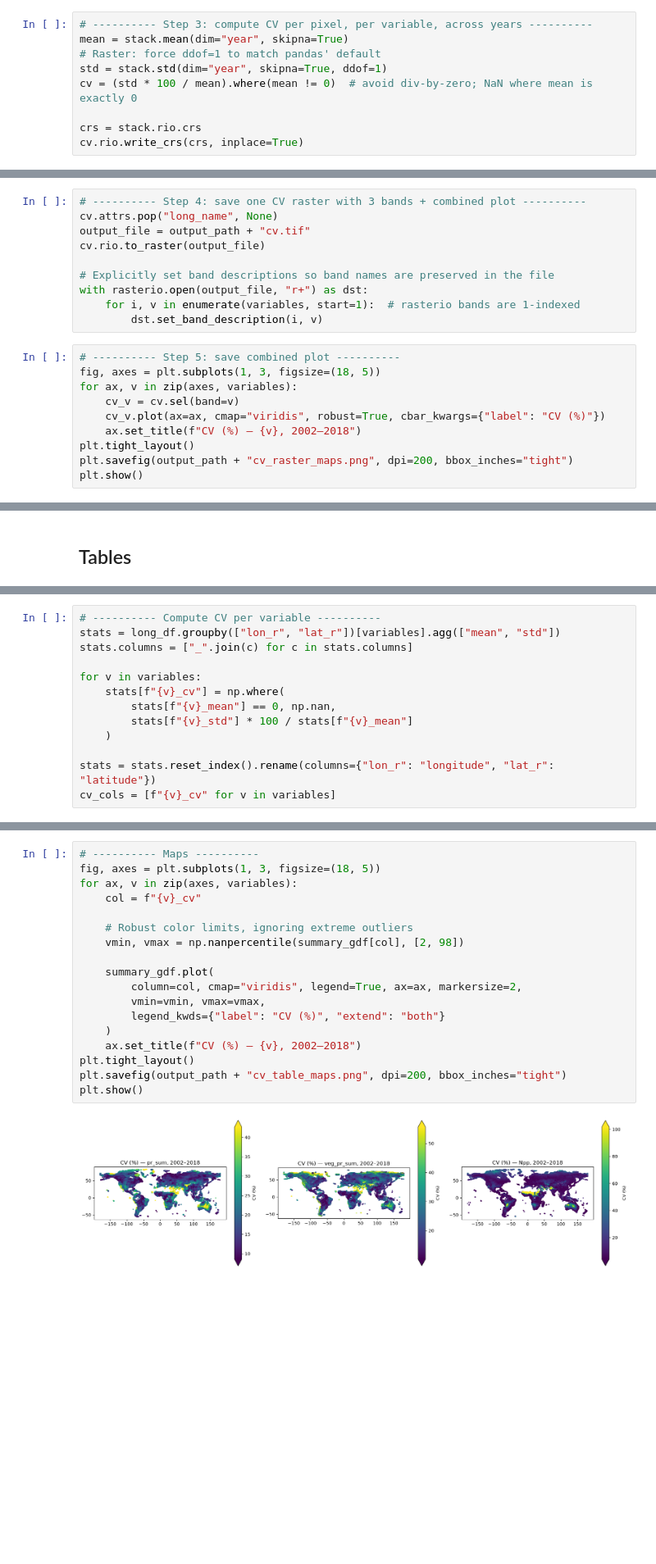
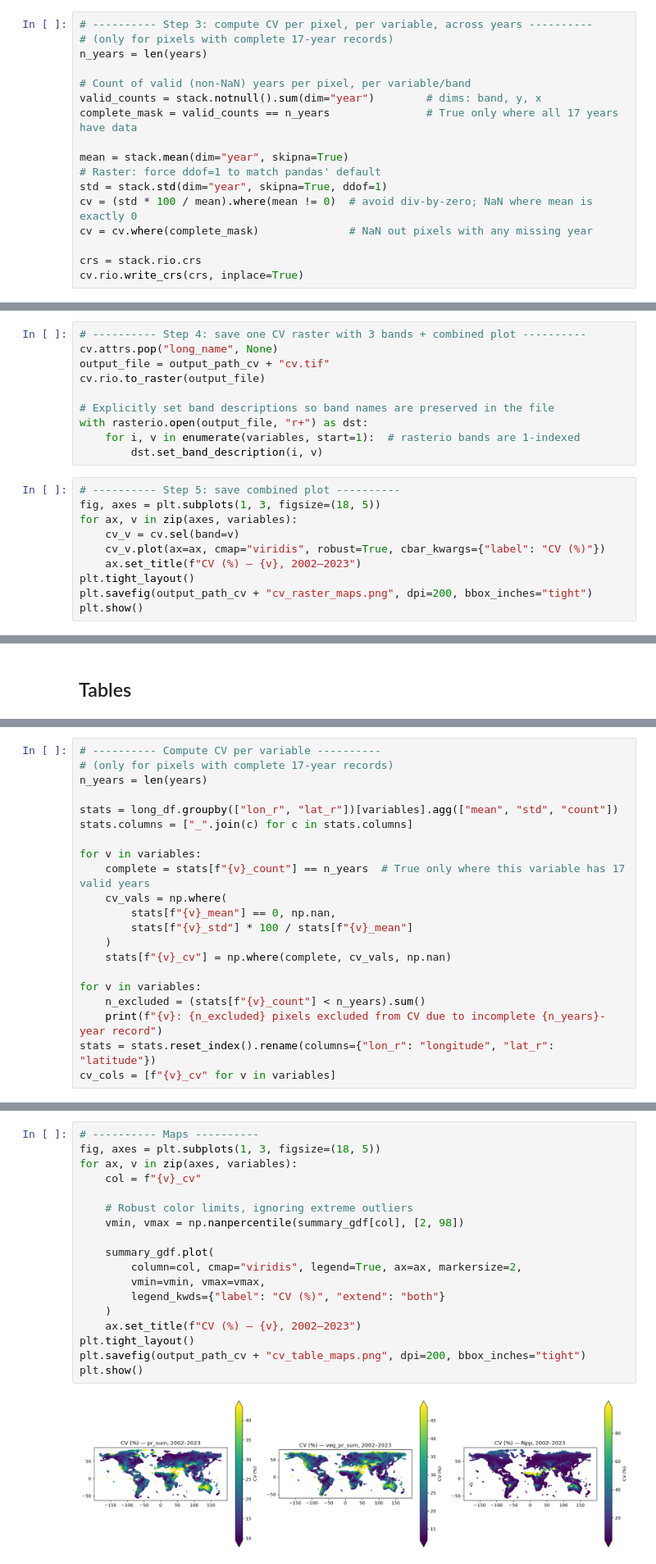
Before and after one commit to Wanja24/non-equilibrium, a Jupyter notebook: test_scripts/calculate_cv.ipynb, the cells around one changed output, grey strips where cells are left out. Shown at 82% size. Saved outputs shown, nothing was run; the diff lists cells and outputs as text; blank space fills up the shorter version.

Commit message:
calculate cv 2002-2023, only when all years present

```diff
--- a/test_scripts/calculate_cv.ipynb
+++ b/test_scripts/calculate_cv.ipynb
@@ -60,10 +61,18 @@ for y in years:
 stack = xr.concat(das, dim=pd.Index(years, name="year"))  # dims: year, band, y, x
 # %%
 # ---------- Step 3: compute CV per pixel, per variable, across years ----------
+# (only for pixels with complete 17-year records)
+n_years = len(years)
+
+# Count of valid (non-NaN) years per pixel, per variable/band
+valid_counts = stack.notnull().sum(dim="year")        # dims: band, y, x
+complete_mask = valid_counts == n_years               # True only where all 17 years have data
+
 mean = stack.mean(dim="year", skipna=True)
 # Raster: force ddof=1 to match pandas' default
 std = stack.std(dim="year", skipna=True, ddof=1)
 cv = (std * 100 / mean).where(mean != 0)  # avoid div-by-zero; NaN where mean is exactly 0
+cv = cv.where(complete_mask)              # NaN out pixels with any missing year
 
 crs = stack.rio.crs
 cv.rio.write_crs(crs, inplace=True)
@@ -88,7 +97,7 @@ array([[[nan, nan, nan, ..., nan, nan, nan],
 # %%
 # ---------- Step 4: save one CV raster with 3 bands + combined plot ----------
 cv.attrs.pop("long_name", None)
-output_file = output_path + "cv.tif"
+output_file = output_path_cv + "cv.tif"
 cv.rio.to_raster(output_file)
 
 # Explicitly set band descriptions so band names are preserved in the file
@@ -101,8 +110,8 @@ fig, axes = plt.subplots(1, 3, figsize=(18, 5))
 for ax, v in zip(axes, variables):
     cv_v = cv.sel(band=v)
     cv_v.plot(ax=ax, cmap="viridis", robust=True, cbar_kwargs={"label": "CV (%)"})
-    ax.set_title(f"CV (%) — {v}, 2002–2018")
+    ax.set_title(f"CV (%) — {v}, 2002–2023")
 plt.tight_layout()
-plt.savefig(output_path + "cv_raster_maps.png", dpi=200, bbox_inches="tight")
+plt.savefig(output_path_cv + "cv_raster_maps.png", dpi=200, bbox_inches="tight")
 plt.show()
 # %% [output]
@@ -144,13 +153,21 @@ print(f"{n_pixels} unique pixels, expected total rows: {n_pixels * len(years)},
 # %%
 # ---------- Compute CV per variable ----------
-stats = long_df.groupby(["lon_r", "lat_r"])[variables].agg(["mean", "std"])
+# (only for pixels with complete 17-year records)
+n_years = len(years)
+
+stats = long_df.groupby(["lon_r", "lat_r"])[variables].agg(["mean", "std", "count"])
 stats.columns = ["_".join(c) for c in stats.columns]
 
 for v in variables:
-    stats[f"{v}_cv"] = np.where(
+    complete = stats[f"{v}_count"] == n_years  # True only where this variable has 17 valid years
+    cv_vals = np.where(
         stats[f"{v}_mean"] == 0, np.nan,
         stats[f"{v}_std"] * 100 / stats[f"{v}_mean"]
     )
+    stats[f"{v}_cv"] = np.where(complete, cv_vals, np.nan)
 
+for v in variables:
+    n_excluded = (stats[f"{v}_count"] < n_years).sum()
+    print(f"{v}: {n_excluded} pixels excluded from CV due to incomplete {n_years}-year record")
 stats = stats.reset_index().rename(columns={"lon_r": "longitude", "lat_r": "latitude"})
 cv_cols = [f"{v}_cv" for v in variables]
@@ -165,23 +186,23 @@ summary_gdf.to_parquet(output_path + "cv.parquet")
 # %%
 # ---------- Maps ----------
 fig, axes = plt.subplots(1, 3, figsize=(18, 5))
 for ax, v in zip(axes, variables):
     col = f"{v}_cv"
 
     # Robust color limits, ignoring extreme outliers
     vmin, vmax = np.nanpercentile(summary_gdf[col], [2, 98])
 
     summary_gdf.plot(
         column=col, cmap="viridis", legend=True, ax=ax, markersize=2,
         vmin=vmin, vmax=vmax,
         legend_kwds={"label": "CV (%)", "extend": "both"}
     )
-    ax.set_title(f"CV (%) — {v}, 2002–2018")
+    ax.set_title(f"CV (%) — {v}, 2002–2023")
 plt.tight_layout()
-plt.savefig(output_path + "cv_table_maps.png", dpi=200, bbox_inches="tight")
+plt.savefig(output_path_cv + "cv_table_maps.png", dpi=200, bbox_inches="tight")
 plt.show()
 # %% [output]
-[figure, old version]
+[figure, new version]
 # %%
 # ---------- Add cv columns back into each yearly parquet ----------
 for y, p in parquet_paths.items():
```
Also changed, not shown: parts of 22 cells of this notebook.
